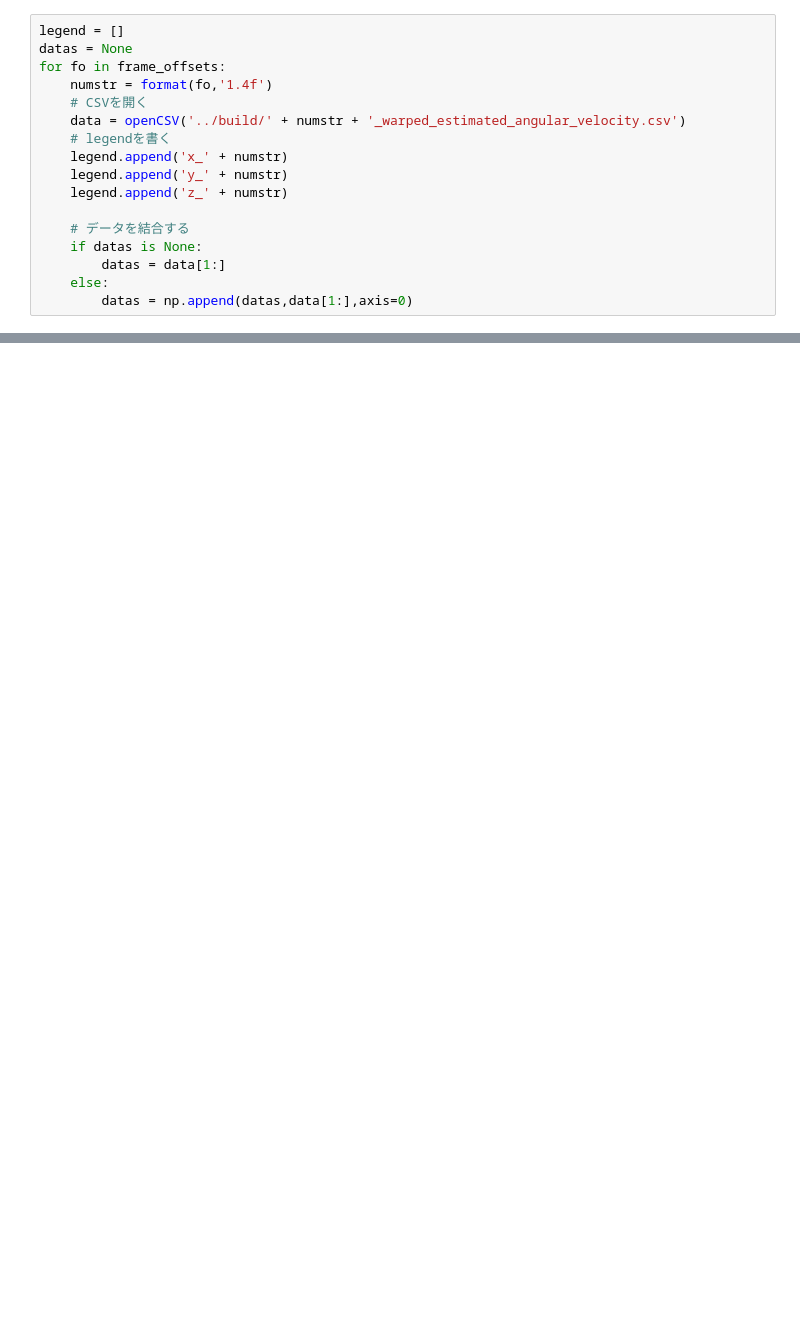
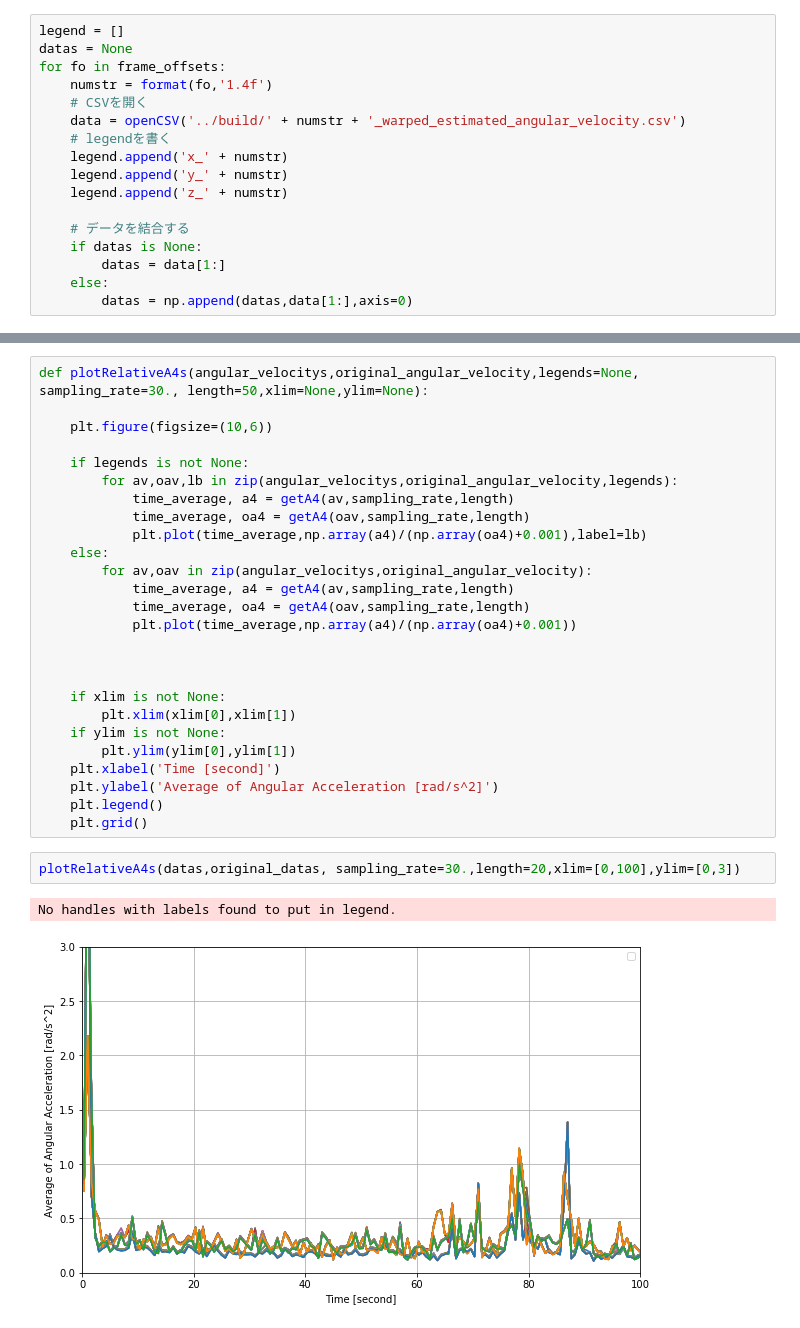
Before and after one commit to yossato/virtualGimbal, a Jupyter notebook: post_processing_software/jupyter/observe_synchronization_and_quality.ipynb, the cells around one changed output, grey strips where cells are left out. Cells and saved outputs as stored; diff of their text form; blank space fills up the shorter version.

```diff
--- a/post_processing_software/jupyter/observe_synchronization_and_quality.ipynb
+++ b/post_processing_software/jupyter/observe_synchronization_and_quality.ipynb
@@ -242,0 +287,31 @@ plotA4s(datas,legend,sampling_rate=30,length=10,xlim=[140,150],ylim=[0,10])
+# %%
+def plotRelativeA4s(angular_velocitys,original_angular_velocity,legends=None, sampling_rate=30., length=50,xlim=None,ylim=None):
+
+    plt.figure(figsize=(10,6))
+
+    if legends is not None:
+        for av,oav,lb in zip(angular_velocitys,original_angular_velocity,legends):
+            time_average, a4 = getA4(av,sampling_rate,length)
+            time_average, oa4 = getA4(oav,sampling_rate,length)
+            plt.plot(time_average,np.array(a4)/(np.array(oa4)+0.001),label=lb)
+    else:
+        for av,oav in zip(angular_velocitys,original_angular_velocity):
+            time_average, a4 = getA4(av,sampling_rate,length)
+            time_average, oa4 = getA4(oav,sampling_rate,length)
+            plt.plot(time_average,np.array(a4)/(np.array(oa4)+0.001))
+
+
+
+    if xlim is not None:
+        plt.xlim(xlim[0],xlim[1])
+    if ylim is not None:
+        plt.ylim(ylim[0],ylim[1])
+    plt.xlabel('Time [second]')
+    plt.ylabel('Average of Angular Acceleration [rad/s^2]')
+    plt.legend()
+    plt.grid()
+# %%
+plotRelativeA4s(datas,original_datas, sampling_rate=30.,length=20,xlim=[0,100],ylim=[0,3])
+# %% [output]
+No handles with labels found to put in legend.
+[figure, added]
```
Also changed, not shown: parts of 15 cells of this notebook, 1 other file.
